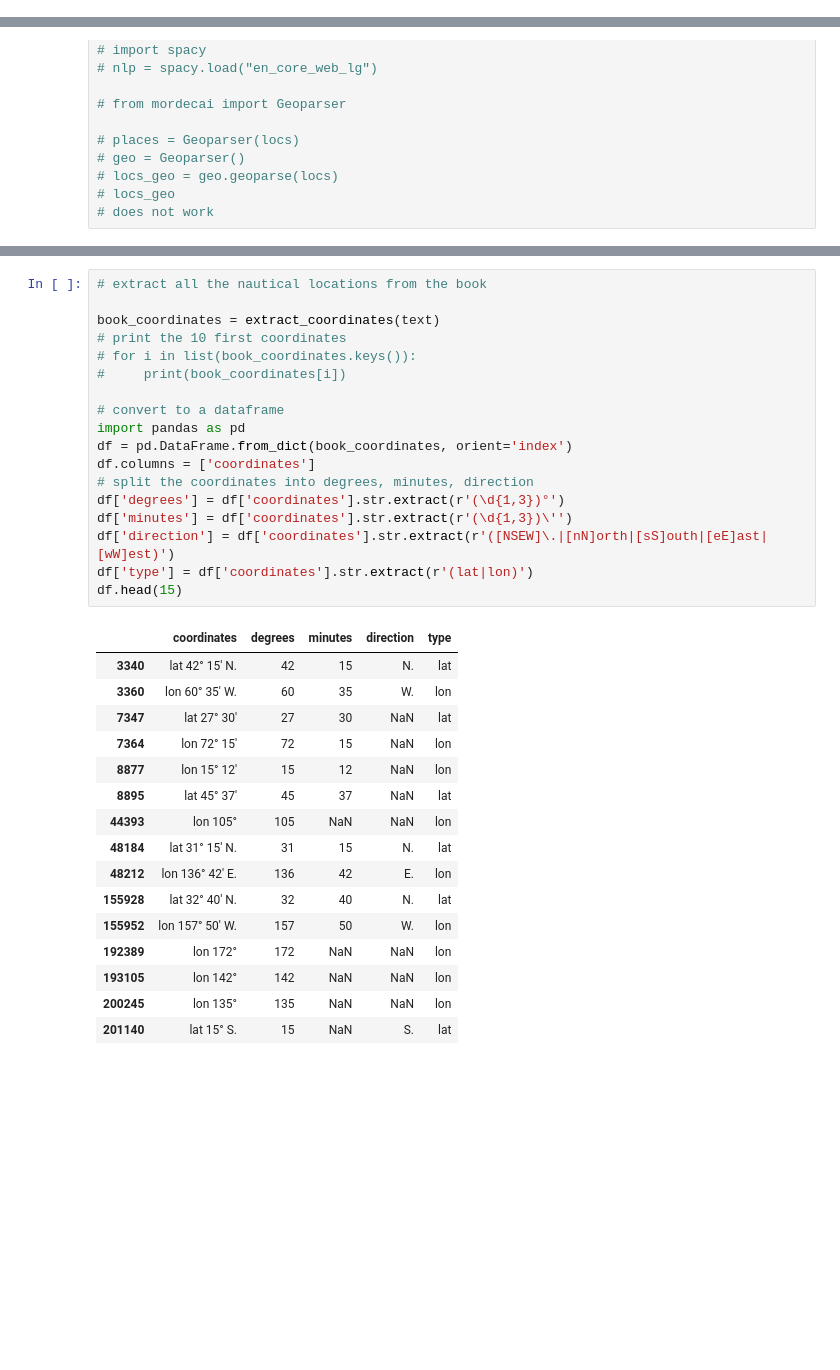
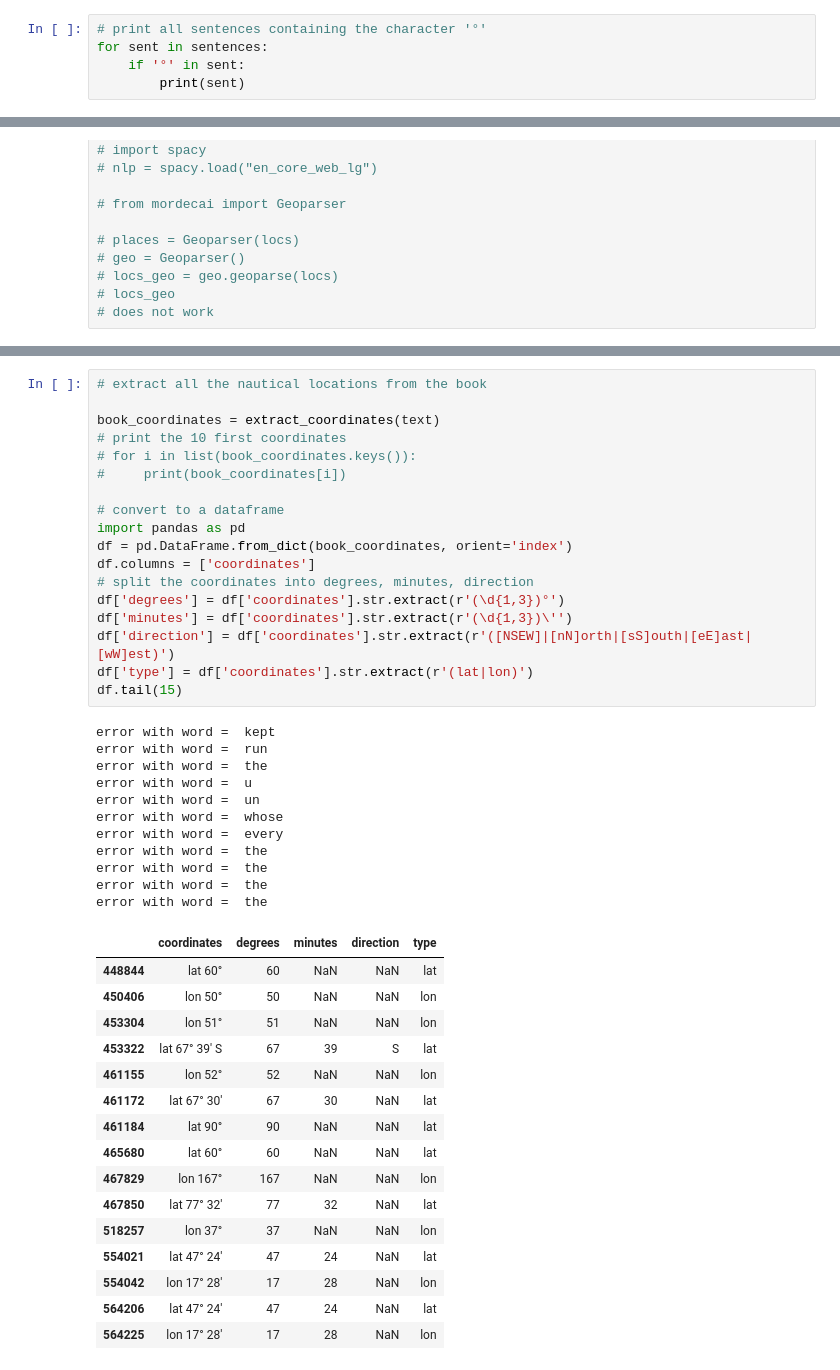
Before and after one commit to lougau92/text-mining-Jules-Vernes, a Jupyter notebook: text and entity extraction.ipynb, the cells around one changed output, grey strips where cells are left out. Drawn from its saved outputs; the diff is of its cells as text; blank space fills up the shorter version.

```diff
--- a/text and entity extraction.ipynb
+++ b/text and entity extraction.ipynb
@@ -105,3 +97,8 @@ Sentence = (S
   ./.)
 
 NEs = (NE Calcutta/NNP) (NE Burnach/NNP Steam/NNP Navigation/NNP Company/NNP) (NE Australia/NNP)
+# %%
+# print all sentences containing the character '°'
+for sent in sentences:
+    if '°' in sent:
+        print(sent)
@@ -248,38 +322,49 @@ lon 105°
 # %%
 # extract all the nautical locations from the book
 
 book_coordinates = extract_coordinates(text)
 # print the 10 first coordinates
 # for i in list(book_coordinates.keys()):
 #     print(book_coordinates[i])
 
 # convert to a dataframe
 import pandas as pd
 df = pd.DataFrame.from_dict(book_coordinates, orient='index')
 df.columns = ['coordinates']
 # split the coordinates into degrees, minutes, direction
 df['degrees'] = df['coordinates'].str.extract(r'(\d{1,3})°')
 df['minutes'] = df['coordinates'].str.extract(r'(\d{1,3})\'')
-df['direction'] = df['coordinates'].str.extract(r'([NSEW]\.|[nN]orth|[sS]outh|[eE]ast|[wW]est)')
+df['direction'] = df['coordinates'].str.extract(r'([NSEW]|[nN]orth|[sS]outh|[eE]ast|[wW]est)')
 df['type'] = df['coordinates'].str.extract(r'(lat|lon)')
-df.head(15)
+df.tail(15)
 # %% [output]
+error with word =  kept
+error with word =  run
+error with word =  the
+error with word =  u
+error with word =  un
+error with word =  whose
+error with word =  every
+error with word =  the
+error with word =  the
+error with word =  the
+error with word =  the
 |  | coordinates | degrees | minutes | direction | type |
-| 3340 | lat 42° 15' N. | 42 | 15 | N. | lat |
-| 3360 | lon 60° 35' W. | 60 | 35 | W. | lon |
-| 7347 | lat 27° 30' | 27 | 30 | NaN | lat |
-| 7364 | lon 72° 15' | 72 | 15 | NaN | lon |
-| 8877 | lon 15° 12' | 15 | 12 | NaN | lon |
-| 8895 | lat 45° 37' | 45 | 37 | NaN | lat |
-| 44393 | lon 105° | 105 | NaN | NaN | lon |
-| 48184 | lat 31° 15' N. | 31 | 15 | N. | lat |
-| 48212 | lon 136° 42' E. | 136 | 42 | E. | lon |
-| 155928 | lat 32° 40' N. | 32 | 40 | N. | lat |
-| 155952 | lon 157° 50' W. | 157 | 50 | W. | lon |
-| 192389 | lon 172° | 172 | NaN | NaN | lon |
-| 193105 | lon 142° | 142 | NaN | NaN | lon |
-| 200245 | lon 135° | 135 | NaN | NaN | lon |
-| 201140 | lat 15° S. | 15 | NaN | S. | lat |
+| 448844 | lat 60° | 60 | NaN | NaN | lat |
+| 450406 | lon 50° | 50 | NaN | NaN | lon |
+| 453304 | lon 51° | 51 | NaN | NaN | lon |
+| 453322 | lat 67° 39' S | 67 | 39 | S | lat |
+| 461155 | lon 52° | 52 | NaN | NaN | lon |
+| 461172 | lat 67° 30' | 67 | 30 | NaN | lat |
+| 461184 | lat 90° | 90 | NaN | NaN | lat |
+| 465680 | lat 60° | 60 | NaN | NaN | lat |
+| 467829 | lon 167° | 167 | NaN | NaN | lon |
+| 467850 | lat 77° 32' | 77 | 32 | NaN | lat |
+| 518257 | lon 37° | 37 | NaN | NaN | lon |
+| 554021 | lat 47° 24' | 47 | 24 | NaN | lat |
+| 554042 | lon 17° 28' | 17 | 28 | NaN | lon |
+| 564206 | lat 47° 24' | 47 | 24 | NaN | lat |
+| 564225 | lon 17° 28' | 17 | 28 | NaN | lon |
 # %%
 
 # concatenate the long and lat coordinates based on their proximity
```
Also changed, not shown: parts of 9 cells of this notebook, 7 other files.
